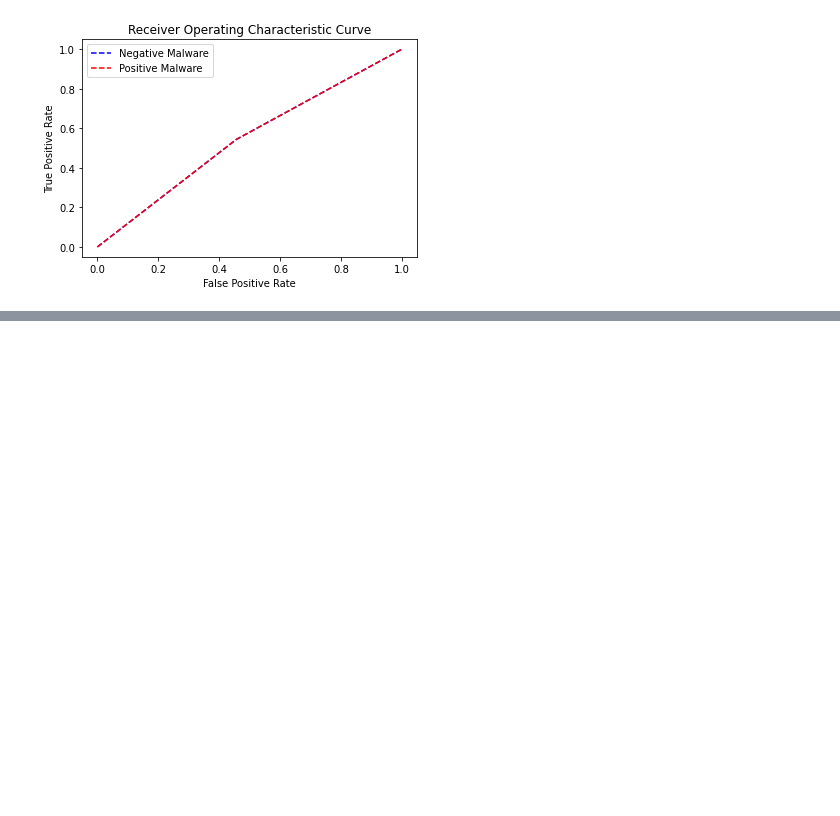
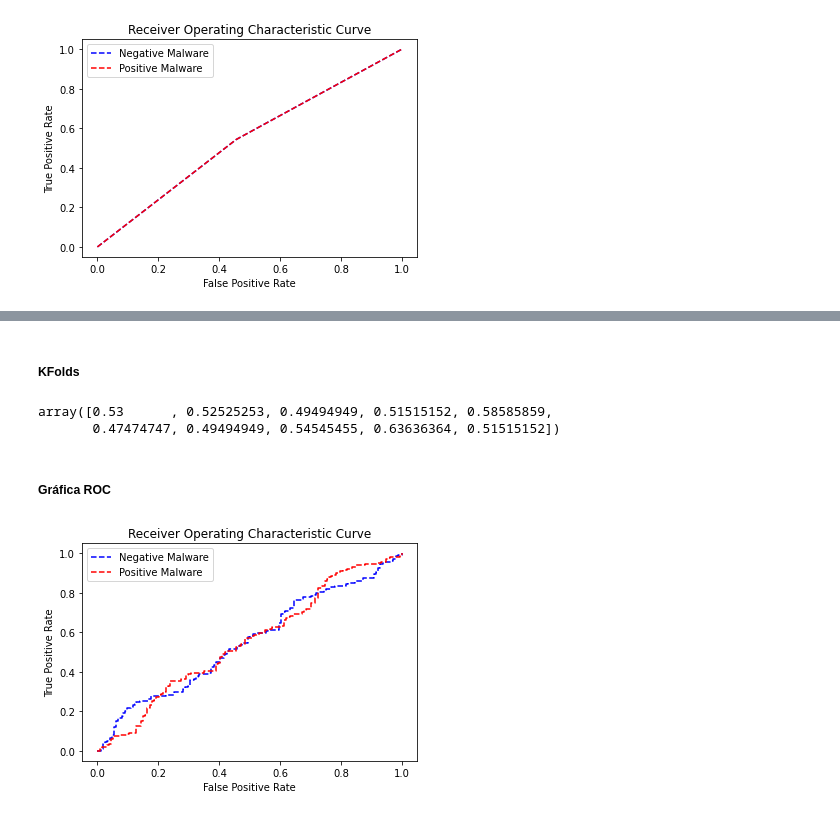
Before and after one commit to alexabravo/PROYECTO2-sds, a Jupyter notebook: proyecto2-sds.ipynb, the cells around one changed output, grey strips where cells are left out. Cells and saved outputs as stored; diff of their text form; code cells hidden in the pictures; blank space fills up the shorter version.

```diff
--- a/proyecto2-sds.ipynb
+++ b/proyecto2-sds.ipynb
@@ -423,6 +428,6 @@ roc(modelodtc, xTest, yTest, 'ROC-DT')
 # %%
 #Definimos el modelo.
 from sklearn.svm import SVC
-modeloSVC = SVC(kernel='linear', probability=True)
-modeloSVC.fit(xTrain, yTrain)
+modeloRL = LogisticRegression(solver='liblinear', C=0.1)
+modeloRL.fit(xTrain, yTrain)
 # %% [output]
@@ -478,3 +483,16 @@ weighted avg       0.59      0.58      0.57      1487
+# %% [markdown]
+##### KFolds
 # %%
-cvKF = cross_val_score(modeloSVC, x, y, cv=10)
+#Calculamos el Cross Validation
+cvKF = cross_val_score(modeloRL, x, y, cv=10)
 cvKF
+# %% [output]
+array([0.53      , 0.52525253, 0.49494949, 0.51515152, 0.58585859,
+       0.47474747, 0.49494949, 0.54545455, 0.63636364, 0.51515152])
+# %% [markdown]
+##### Gráfica ROC
+# %%
+#Realizamos la grafica para el modelo.
+roc(modeloRL, xTest, yTest, 'ROC-RL')
+# %% [output]
+[figure, added]
```
Also changed, not shown: parts of 13 cells of this notebook.
